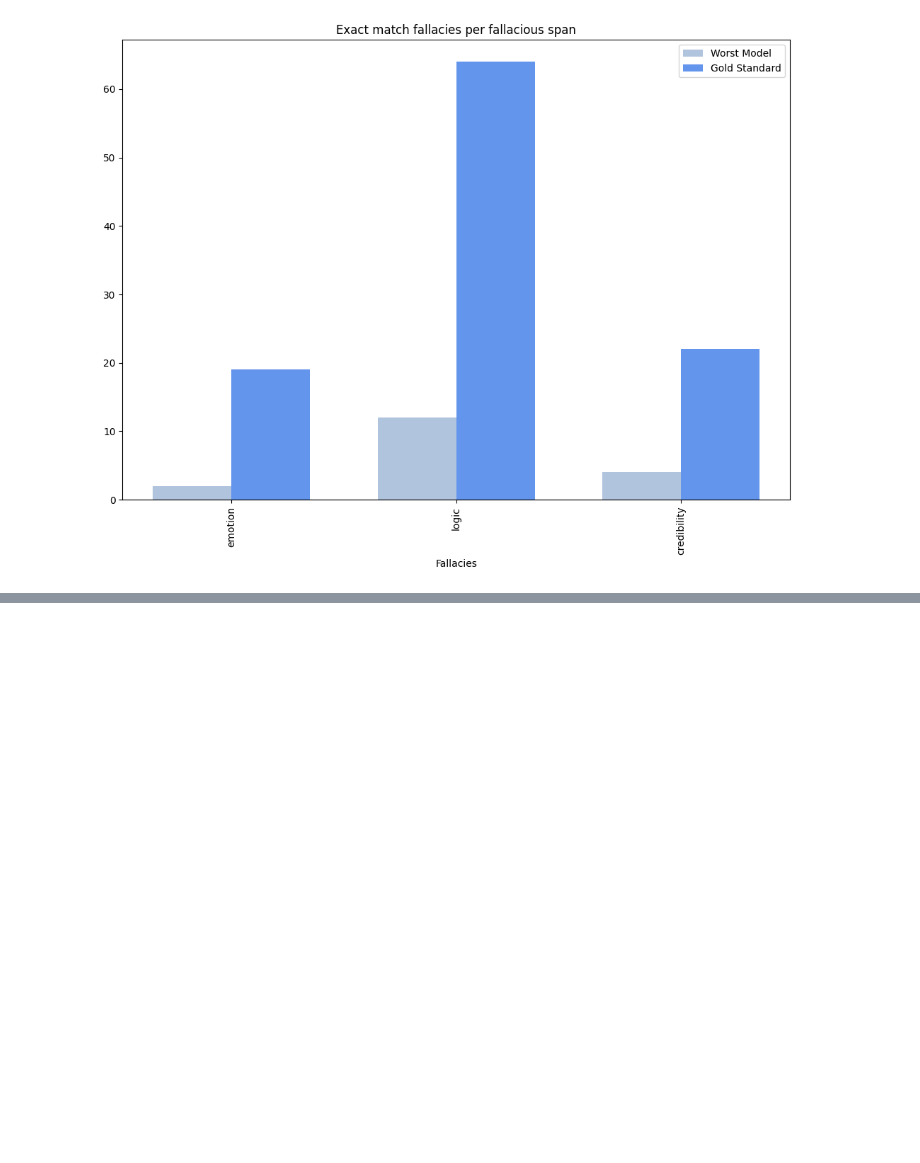
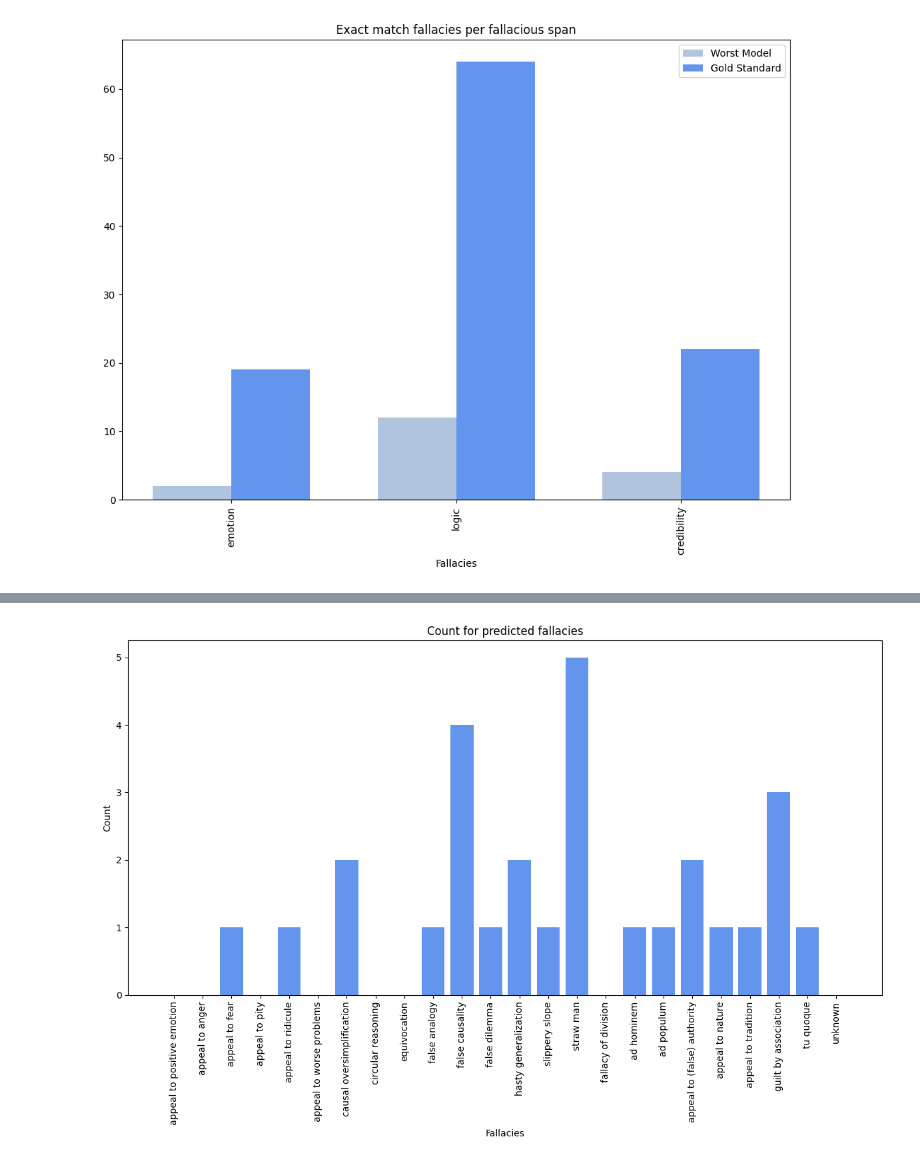
Before and after one commit to ChadiHelwe/MAFALDA, a Jupyter notebook: error_analysis.ipynb, the cells around one changed output, grey strips where cells are left out. Cells and saved outputs as stored; diff of their text form; code cells hidden in the pictures; blank space fills up the shorter version.

```diff
--- a/error_analysis.ipynb
+++ b/error_analysis.ipynb
@@ -365,0 +404,4 @@ plot_bar_labels_exact_match(transform_level_2_to_level_1(gd_worst_labels_count),
+# %%
+plot_bar_labels_count(best_pred_labels_count_user_2)
+# %% [output]
+[figure, added]
```
Also changed, not shown: parts of 19 cells of this notebook.
